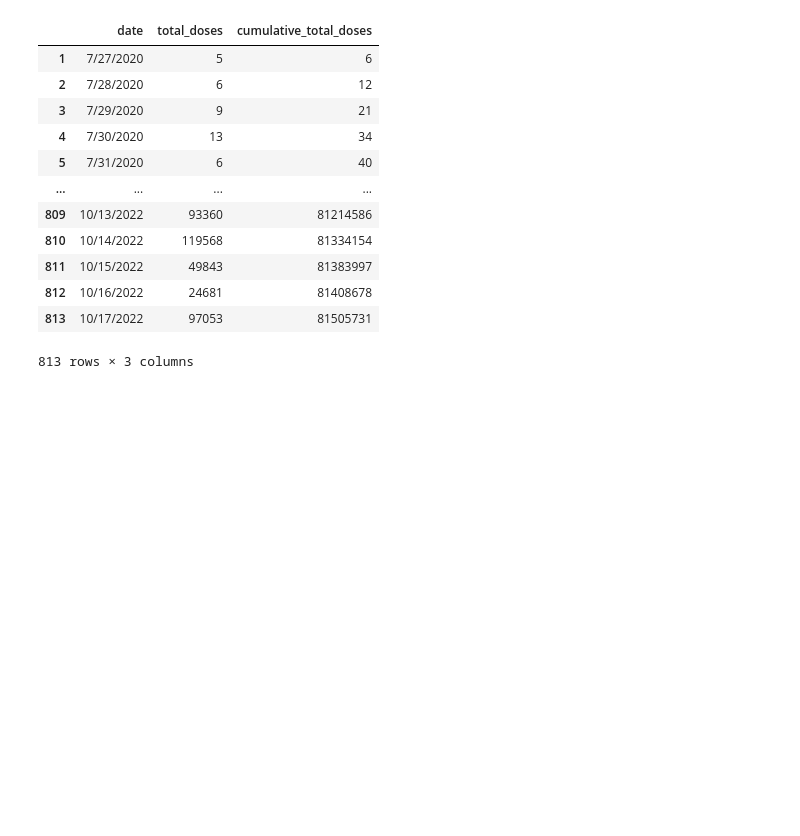
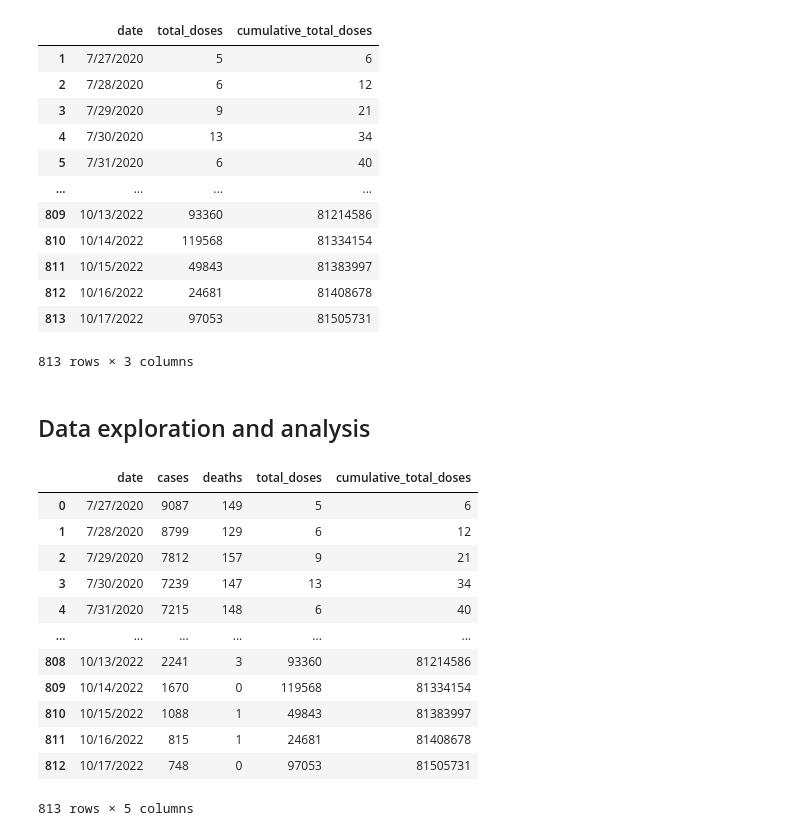
Before and after one commit to Shafaqsy/Covid_19_Vaccination_Effects, a Jupyter notebook: FinalCleaning/Data_Final_Cleaning.ipynb, the cells around one changed output. Drawn from its saved outputs; the diff is of its cells as text; code cells hidden in the pictures; blank space fills up the shorter version.

```diff
--- a/FinalCleaning/Data_Final_Cleaning.ipynb
+++ b/FinalCleaning/Data_Final_Cleaning.ipynb
@@ -160,3 +164,24 @@ vac2_df
 813 rows × 3 columns
 # %%
 vac2_df.to_csv('vacfinal.csv')
+# %% [markdown]
+## Data exploration and analysis
+# %%
+df_merged = pd.merge(cvd2_df, vac2_df, left_on=['date'],
+              right_on=['date'],
+              how='inner')
+df_merged
+# %% [output]
+|  | date | cases | deaths | total_doses | cumulative_total_doses |
+| 0 | 7/27/2020 | 9087 | 149 | 5 | 6 |
+| 1 | 7/28/2020 | 8799 | 129 | 6 | 12 |
+| 2 | 7/29/2020 | 7812 | 157 | 9 | 21 |
+| 3 | 7/30/2020 | 7239 | 147 | 13 | 34 |
+| 4 | 7/31/2020 | 7215 | 148 | 6 | 40 |
+| ... | ... | ... | ... | ... | ... |
+| 808 | 10/13/2022 | 2241 | 3 | 93360 | 81214586 |
+| 809 | 10/14/2022 | 1670 | 0 | 119568 | 81334154 |
+| 810 | 10/15/2022 | 1088 | 1 | 49843 | 81383997 |
+| 811 | 10/16/2022 | 815 | 1 | 24681 | 81408678 |
+| 812 | 10/17/2022 | 748 | 0 | 97053 | 81505731 |
+813 rows × 5 columns
```
Also changed, not shown: parts of 7 cells of this notebook.
